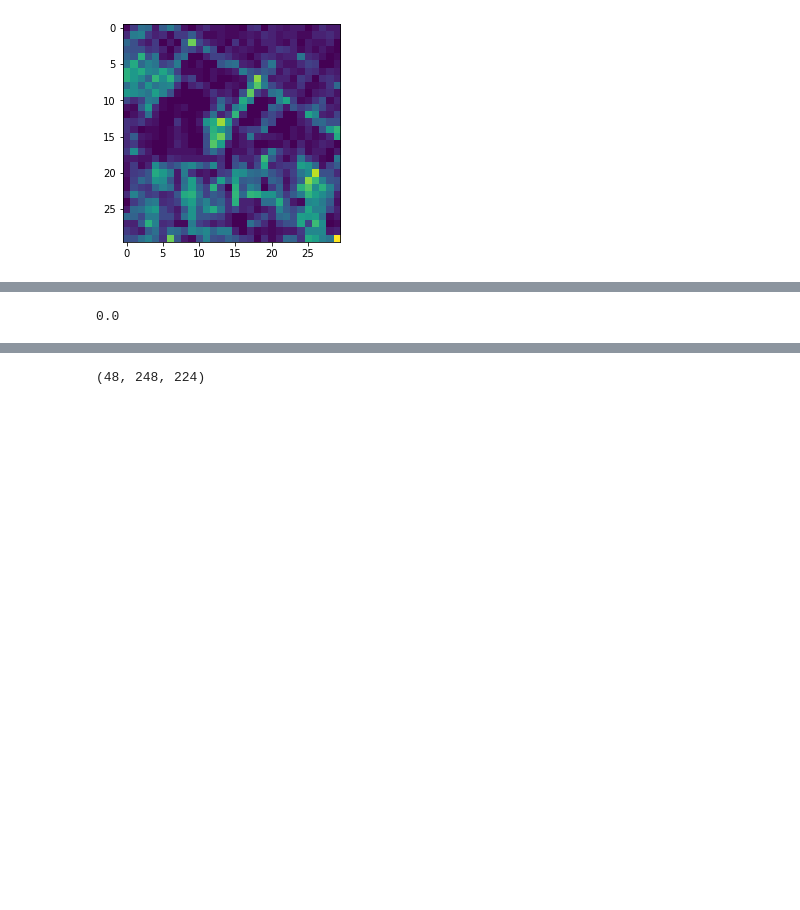
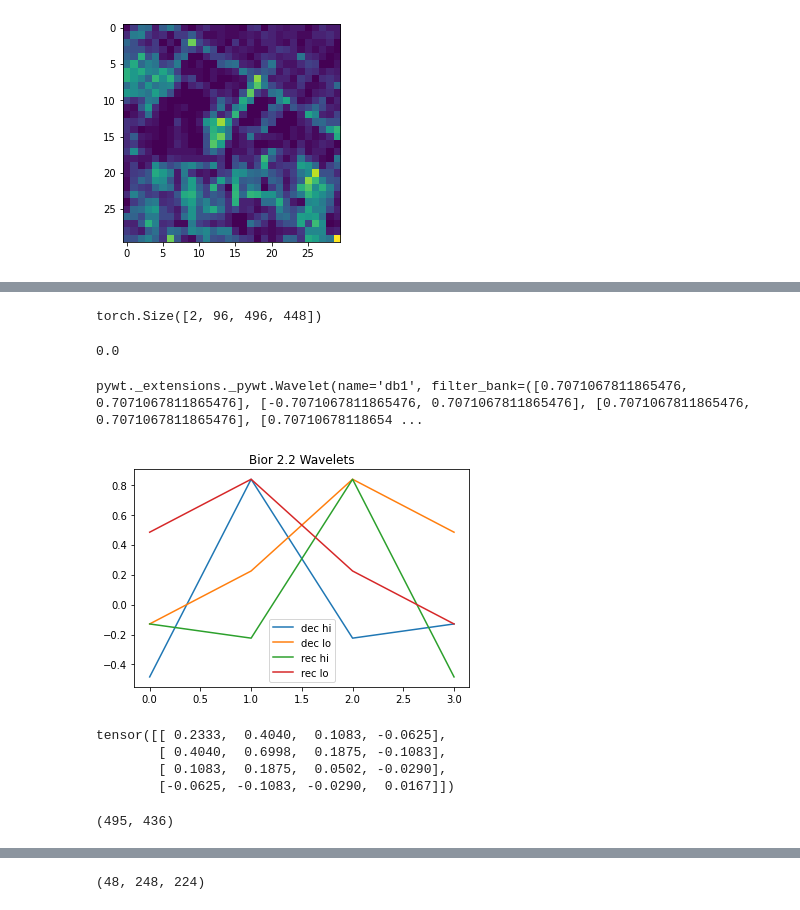
Before and after one commit to shehel/traffic_forecasting, a Jupyter notebook: notebooks/prediction_viz.ipynb, the cells around one changed output, grey strips where cells are left out. Drawn from its saved outputs; the diff is of its cells as text; code cells hidden in the pictures; blank space fills up the shorter version.

Commit message:
wavelet inputs

```diff
--- a/notebooks/prediction_viz.ipynb
+++ b/notebooks/prediction_viz.ipynb
@@ -145,3 +126,9 @@ coeffs[1]
+# %%
+for idx, i in (enumerate(val_loader)):
+    print (i[0].shape)
+    break
+# %% [output]
+torch.Size([2, 96, 496, 448])
 # %%
 coeffs[1]['ada'] = np.zeros(coeffs[1]['ada'].shape)
 # %%
@@ -151,0 +141,25 @@ for k in coeffs[1]:
+# %%
+w
+# %% [output]
+pywt._extensions._pywt.Wavelet(name='db1', filter_bank=([0.7071067811865476, 0.7071067811865476], [-0.7071067811865476, 0.7071067811865476], [0.7071067811865476, 0.7071067811865476], [0.70710678118654 ...
+# %%
+w=pywt.Wavelet('db2')
+pyplot.plot(w.dec_hi, label="dec hi")
+pyplot.plot(w.dec_lo, label="dec lo")
+pyplot.plot(w.rec_hi, label="rec hi")
+pyplot.plot(w.rec_lo, label="rec lo")
+pyplot.title("Bior 2.2 Wavelets")
+pyplot.legend()
+dec_hi = torch.tensor(w.dec_hi[::-1])
+dec_lo = torch.tensor(w.dec_lo[::-1])
+rec_hi = torch.tensor(w.rec_hi)
+rec_lo = torch.tensor(w.rec_lo)
+# %% [output]
+[figure, added]
+# %%
+dec_lo.unsqueeze(0)*dec_lo.unsqueeze(1)
+# %% [output]
+tensor([[ 0.2333,  0.4040,  0.1083, -0.0625],
+        [ 0.4040,  0.6998,  0.1875, -0.1083],
+        [ 0.1083,  0.1875,  0.0502, -0.0290],
+        [-0.0625, -0.1083, -0.0290,  0.0167]])
@@ -151,0 +175,4 @@ for k in coeffs[1]:
+# %%
+static[0].shape
+# %% [output]
+(495, 436)
```
Also changed, not shown: parts of 21 cells of this notebook, 6 other files.
